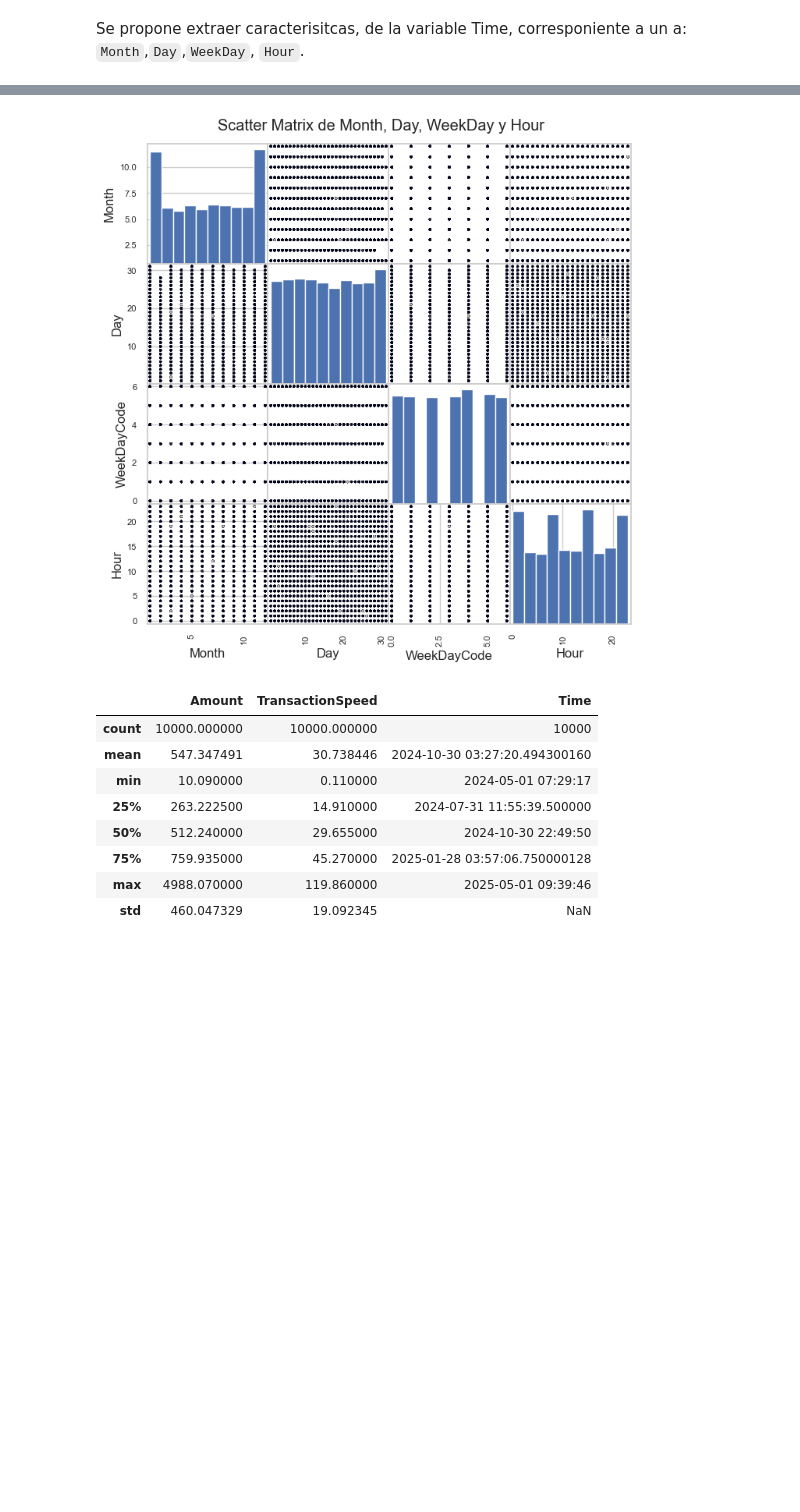
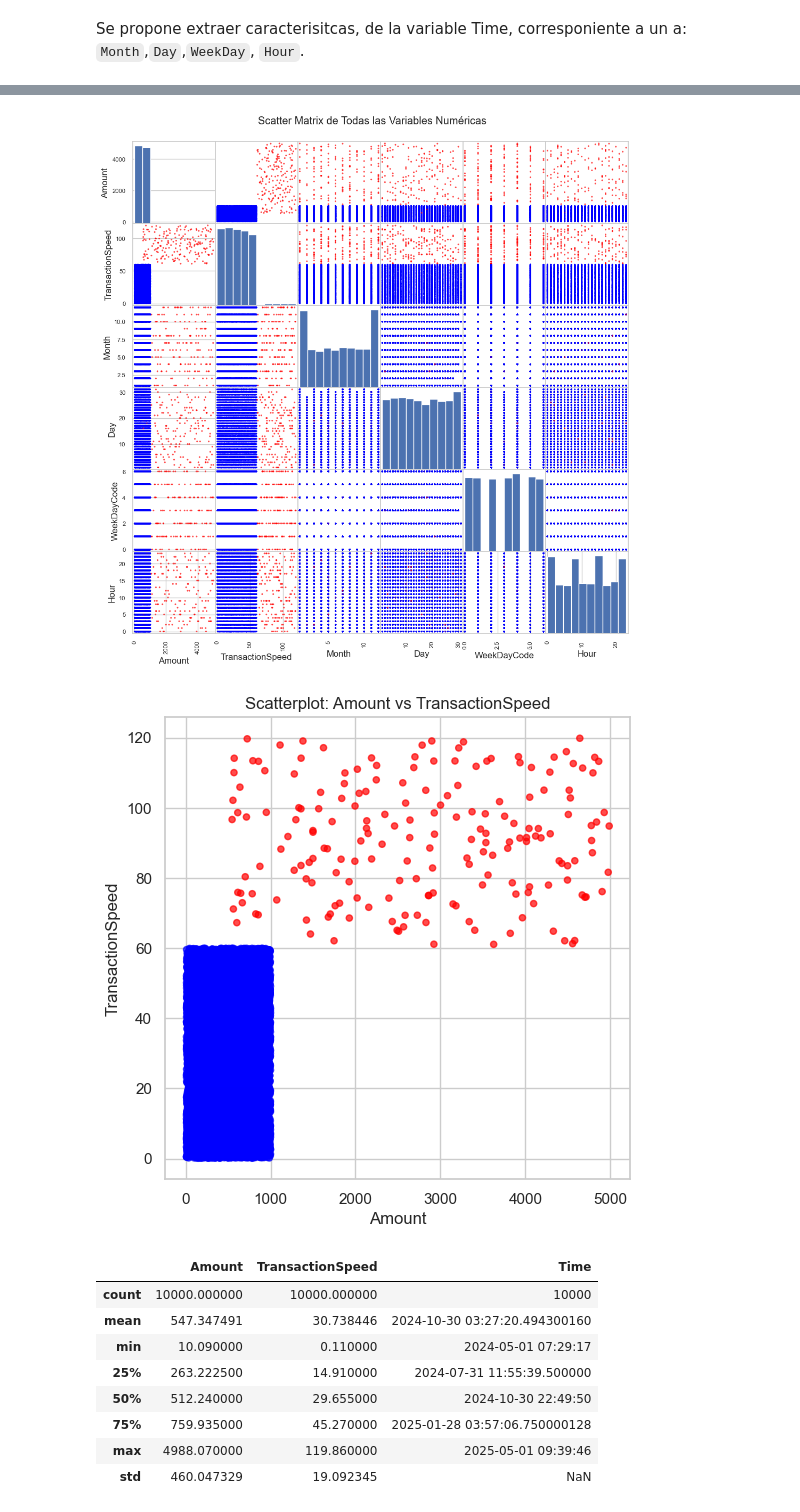
Before and after one commit to Zerovolt0V/MachineLearning_Cripto, a Jupyter notebook: TP_MachineLearning.ipynb, the cells around one changed output, grey strips where cells are left out. Cells and saved outputs as stored; diff of their text form; code cells hidden in the pictures; blank space fills up the shorter version.

Commit message:
scatterplot amount transactionspeed

```diff
--- a/TP_MachineLearning.ipynb
+++ b/TP_MachineLearning.ipynb
@@ -216,31 +206,49 @@ df.head()
 | 2 | 3 | 2024-05-03 15:28:52 | 450.49 | Harold Perez | Berry LLC | 5261 | Jessicatown | iOS | 151.174.154.123 | ... |
 | 3 | 4 | 2024-05-03 09:01:14 | 782.39 | Rebecca Davis | Berg Inc | 5968 | North Krystalburgh | Android | 130.70.79.149 | ... |
 | 4 | 5 | 2025-04-24 17:24:39 | 713.02 | Lauren Benson DDS | King-Gaines | 5968 | East Danielletown | Android | 195.136.16.190 | ... |
-# %%
-from pandas.plotting import scatter_matrix
-
-# Partimos de df con las columnas Month, Day, WeekDay y Hour
-# 1. Convertir WeekDay a códigos numéricos
-df['WeekDayCode'] = df['WeekDay'].astype('category').cat.codes
-
-# 2. Preparar el DataFrame para graficar
-plot_df = df[['Month', 'Day', 'WeekDayCode', 'Hour']]
-
-# 3. Dibujar scatter‐matrix con colores por día de la semana
-scatter_matrix(
-    plot_df,
-    figsize=(8, 8),
-    diagonal='hist',      # histogramas en la diagonal
-    marker='o',
-    c=df['Fraud'],  # color según Fraud
-    s=5,
-    alpha=0.8
-)
-
-plt.suptitle('Scatter Matrix de Month, Day, WeekDay y Hour', y=0.92)
-plt.show()
-# %% [output]
-[figure, removed]
+# %%
+import matplotlib.pyplot as plt
+from pandas.plotting import scatter_matrix
+
+# 1. Convertir WeekDay a código numérico si no está ya
+df['WeekDayCode'] = df['WeekDay'].astype('category').cat.codes
+
+# 2. Seleccionar todas las variables numéricas
+num_cols = ['Amount', 'TransactionSpeed', 'Month', 'Day', 'WeekDayCode', 'Hour']
+plot_df_all = df[num_cols]
+
+# 3. Paleta de colores (azul=legítimo, rojo=fraude)
+colors = df['Fraud'].map({0: 'blue', 1: 'red'})
+
+# 4. Scatter‐matrix de todas las variables numéricas
+scatter_matrix(
+    plot_df_all,
+    figsize=(12, 12),
+    diagonal='hist',
+    marker='o',
+    c=colors,
+    s=5,
+    alpha=0.7
+)
+plt.suptitle('Scatter Matrix de Todas las Variables Numéricas', y=0.92)
+plt.show()
+
+# 5. Scatterplot de Amount vs TransactionSpeed
+plt.figure(figsize=(6,6))
+plt.scatter(
+    df['Amount'],
+    df['TransactionSpeed'],
+    c=colors,
+    s=20,
+    alpha=0.7
+)
+plt.xlabel('Amount')
+plt.ylabel('TransactionSpeed')
+plt.title('Scatterplot: Amount vs TransactionSpeed')
+plt.show()
+# %% [output]
+[figure, added]
+[figure, added]
 # %%
 df[numeric_columns].describe()
 # %% [output]
```
Also changed, not shown: parts of 1 cell of this notebook.
